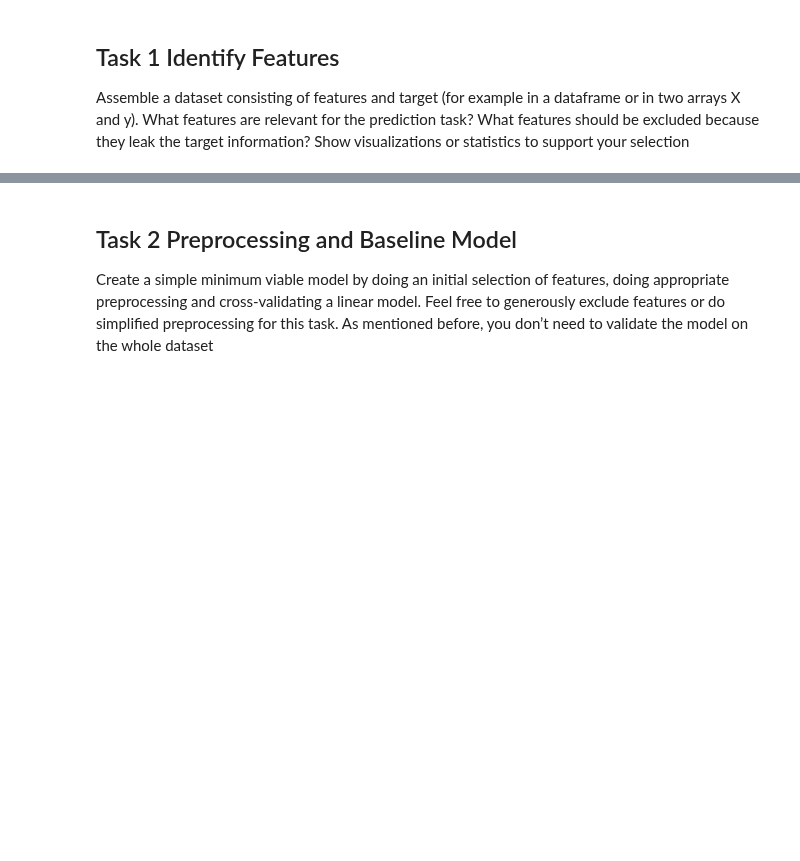
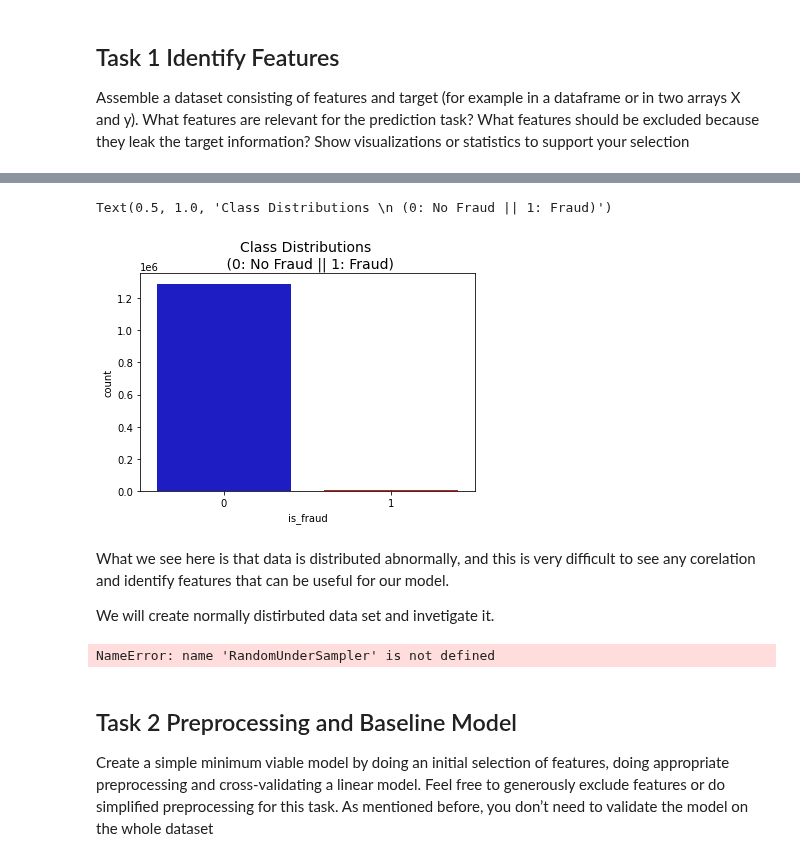
Before and after one commit to sashaaKr/master-of-science, a Jupyter notebook: semester_2/Advanced_Topics_in_Machine_Learning/assignment_2/Advanced Machine Learning - HW #2.ipynb, the cells around one changed output, grey strips where cells are left out. Drawn from its saved outputs; the diff is of its cells as text; code cells hidden in the pictures; blank space fills up the shorter version.

```diff
--- a/semester_2/Advanced_Topics_in_Machine_Learning/assignment_2/Advanced Machine Learning - HW #2.ipynb
+++ b/semester_2/Advanced_Topics_in_Machine_Learning/assignment_2/Advanced Machine Learning - HW #2.ipynb
@@ -1211,0 +178,12 @@ for i, ax in enumerate(axes.ravel()):
+# %%
+colors = ["#0101DF", "#DF0101"]
+
+sns.countplot('is_fraud', data=full_train_df, palette=colors)
+plt.title('Class Distributions \n (0: No Fraud || 1: Fraud)', fontsize=14)
+# %% [output]
+Text(0.5, 1.0, 'Class Distributions \n (0: No Fraud || 1: Fraud)')
+[figure, added]
+# %% [markdown]
+What we see here is that data is distributed abnormally, and this is very difficult to see any corelation and identify features that can be useful for our model.
+
+We will create normally distirbuted data set and invetigate it.
@@ -1212,3 +199,17 @@ for i, ax in enumerate(axes.ravel()):
+# %%
+full_train_no_lable, full_train_label = get_label_and_drop(full_train_df)
+
+rus = RandomUnderSampler(replacement=False,random_state=42)
+normal_distributed_train_df, y_normal_distributed = rus.fit_resample(full_train_no_lable, full_train_label)
+normal_distributed_train_df = pd.concat([normal_distributed_train_df,pd.DataFrame(y_normal_distributed)],axis=1)
+print(full_train_df.shape)
+print(normal_distributed_train_df.shape)
+print(np.bincount(y_normal_distributed))
+y_normal_distributed.value_counts()
+sns.countplot(y_normal_distributed, data=normal_distributed_train_df)
+plt.title('Class Distributions \n (0: No Fraud || 1: Fraud)', fontsize=14)
+# %% [output]
+NameError: name 'RandomUnderSampler' is not defined
 # %% [markdown]
 ## Task 2 Preprocessing and Baseline Model
 
```
Also changed, not shown: parts of 135 cells of this notebook.
